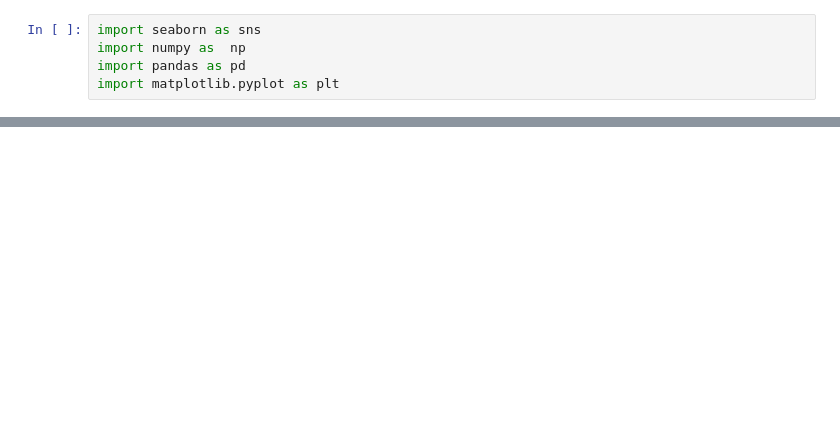
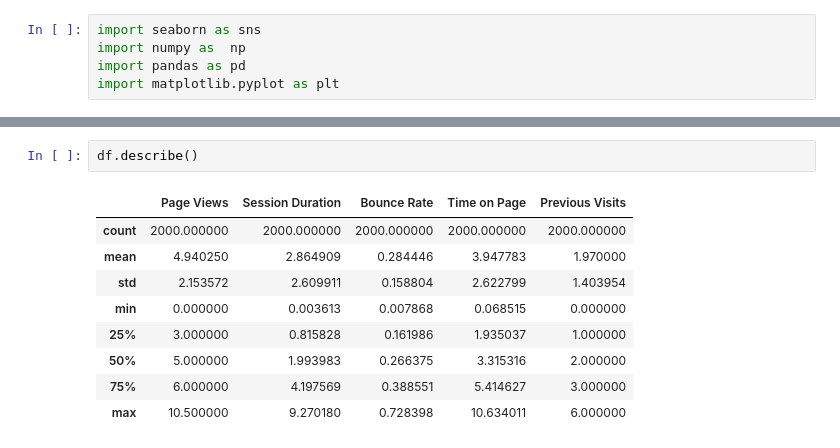
Before and after one commit to Himanshutiwari321/User-Return-Prediction---Startup---ML, a Jupyter notebook: notebooks/02_Clening.ipynb, the cells around one changed output, grey strips where cells are left out. Saved outputs shown, nothing was run; the diff lists cells and outputs as text; blank space fills up the shorter version.

```diff
--- a/notebooks/02_Clening.ipynb
+++ b/notebooks/02_Clening.ipynb
@@ -87,0 +158,12 @@ for col in num_cols:
+# %%
+df.describe()
+# %% [output]
+|  | Page Views | Session Duration | Bounce Rate | Time on Page | Previous Visits |
+| count | 2000.000000 | 2000.000000 | 2000.000000 | 2000.000000 | 2000.000000 |
+| mean | 4.940250 | 2.864909 | 0.284446 | 3.947783 | 1.970000 |
+| std | 2.153572 | 2.609911 | 0.158804 | 2.622799 | 1.403954 |
+| min | 0.000000 | 0.003613 | 0.007868 | 0.068515 | 0.000000 |
+| 25% | 3.000000 | 0.815828 | 0.161986 | 1.935037 | 1.000000 |
+| 50% | 5.000000 | 1.993983 | 0.266375 | 3.315316 | 2.000000 |
+| 75% | 6.000000 | 4.197569 | 0.388551 | 5.414627 | 3.000000 |
+| max | 10.500000 | 9.270180 | 0.728398 | 10.634011 | 6.000000 |
```
Also changed, not shown: parts of 12 cells of this notebook, 1 other file.
